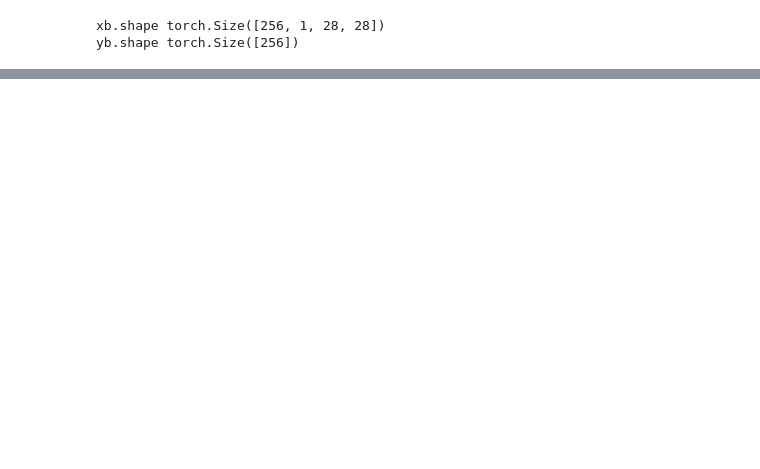
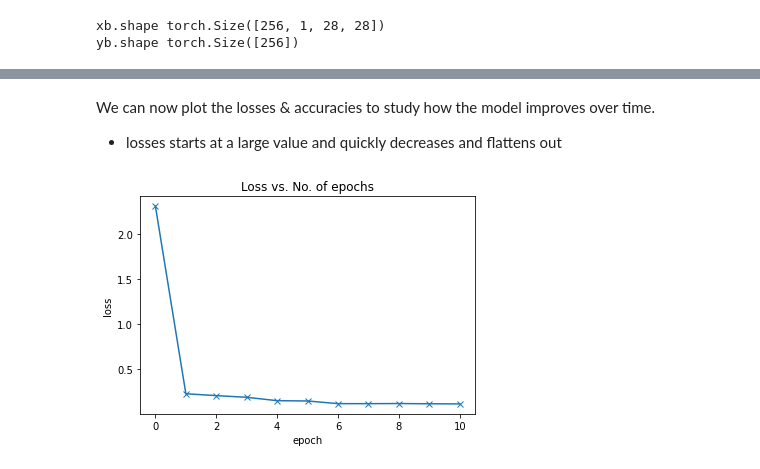
Before and after one commit to MinghanChu/DeepLearning-ZerosToGans, a Jupyter notebook: Training deep NN on GPU.ipynb, the cells around one changed output, grey strips where cells are left out. Saved outputs shown, nothing was run; the diff lists cells and outputs as text; code cells hidden in the pictures; blank space fills up the shorter version.

Commit message:
final version train validate and test

```diff
--- a/Training deep NN on GPU.ipynb
+++ b/Training deep NN on GPU.ipynb
@@ -657,0 +729,4 @@ def fit(epochs, lr, model, train_loader, val_loader, opt_func=torch.optim.SGD):
+# %%
+# Model (on GPU)
+model = MnistModel(input_size, hidden_size=hidden_size, out_size=num_classes)
+to_device(model, device)
@@ -657,0 +744,3 @@ def fit(epochs, lr, model, train_loader, val_loader, opt_func=torch.optim.SGD):
+# %%
+history = [evaluate(model, val_loader)]
+history
@@ -657,0 +752,2 @@ def fit(epochs, lr, model, train_loader, val_loader, opt_func=torch.optim.SGD):
+# %%
+history += fit(5, 0.5, model, train_loader, val_loader)
@@ -657,0 +776,2 @@ def fit(epochs, lr, model, train_loader, val_loader, opt_func=torch.optim.SGD):
+# %%
+history += fit(5, 0.1, model, train_loader, val_loader)
@@ -657,0 +794,12 @@ def fit(epochs, lr, model, train_loader, val_loader, opt_func=torch.optim.SGD):
+# %% [markdown]
+We can now plot the losses & accuracies to study how the model improves over time.
+
++ losses starts at a large value and quickly decreases and flattens out
+# %%
+losses = [x['val_loss'] for x in history]
+plt.plot(losses, '-x')
+plt.xlabel('epoch')
+plt.ylabel('loss')
+plt.title('Loss vs. No. of epochs');
+# %% [output]
+[figure, added]
```
Also changed, not shown: parts of 33 cells of this notebook.
